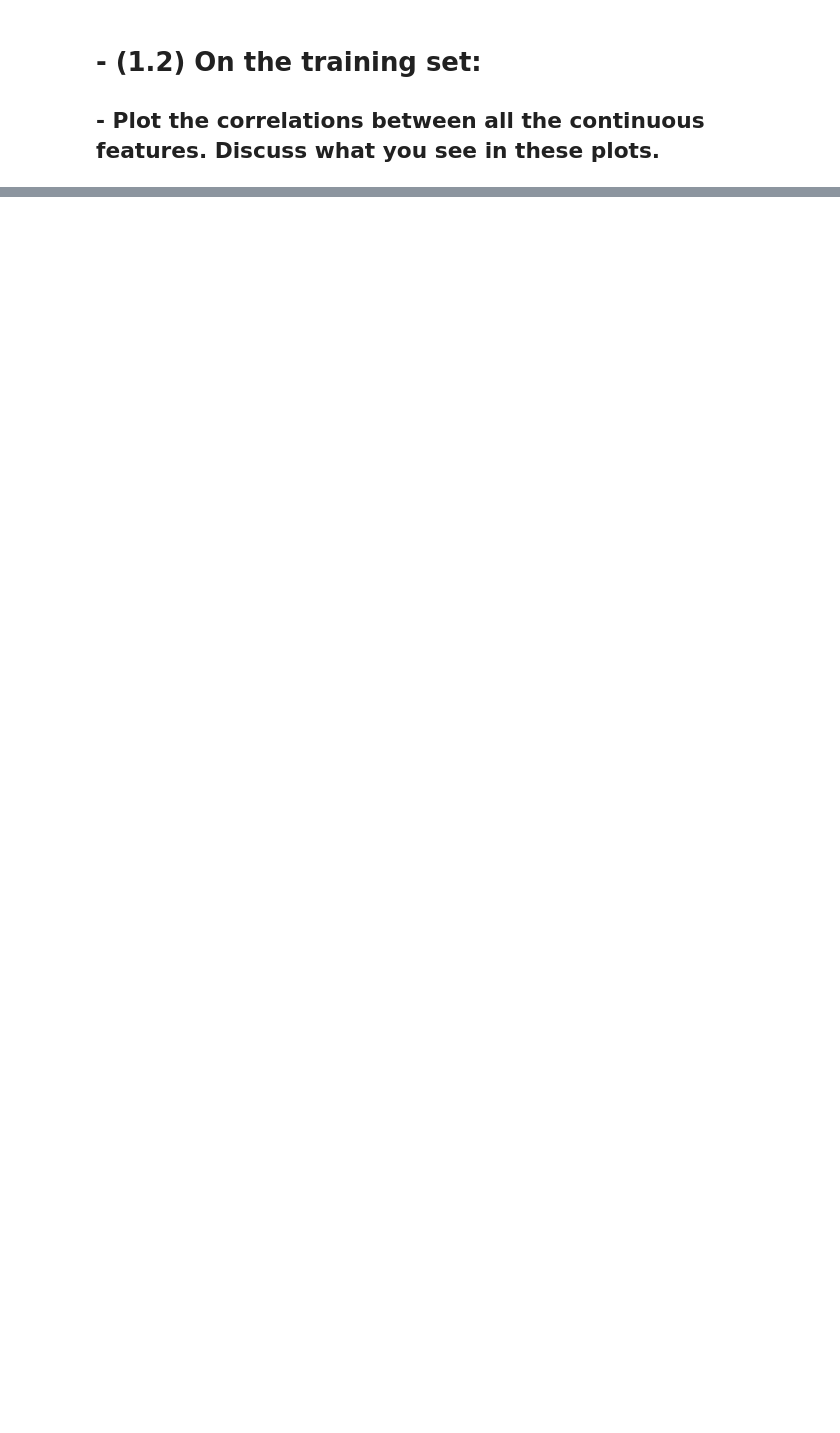
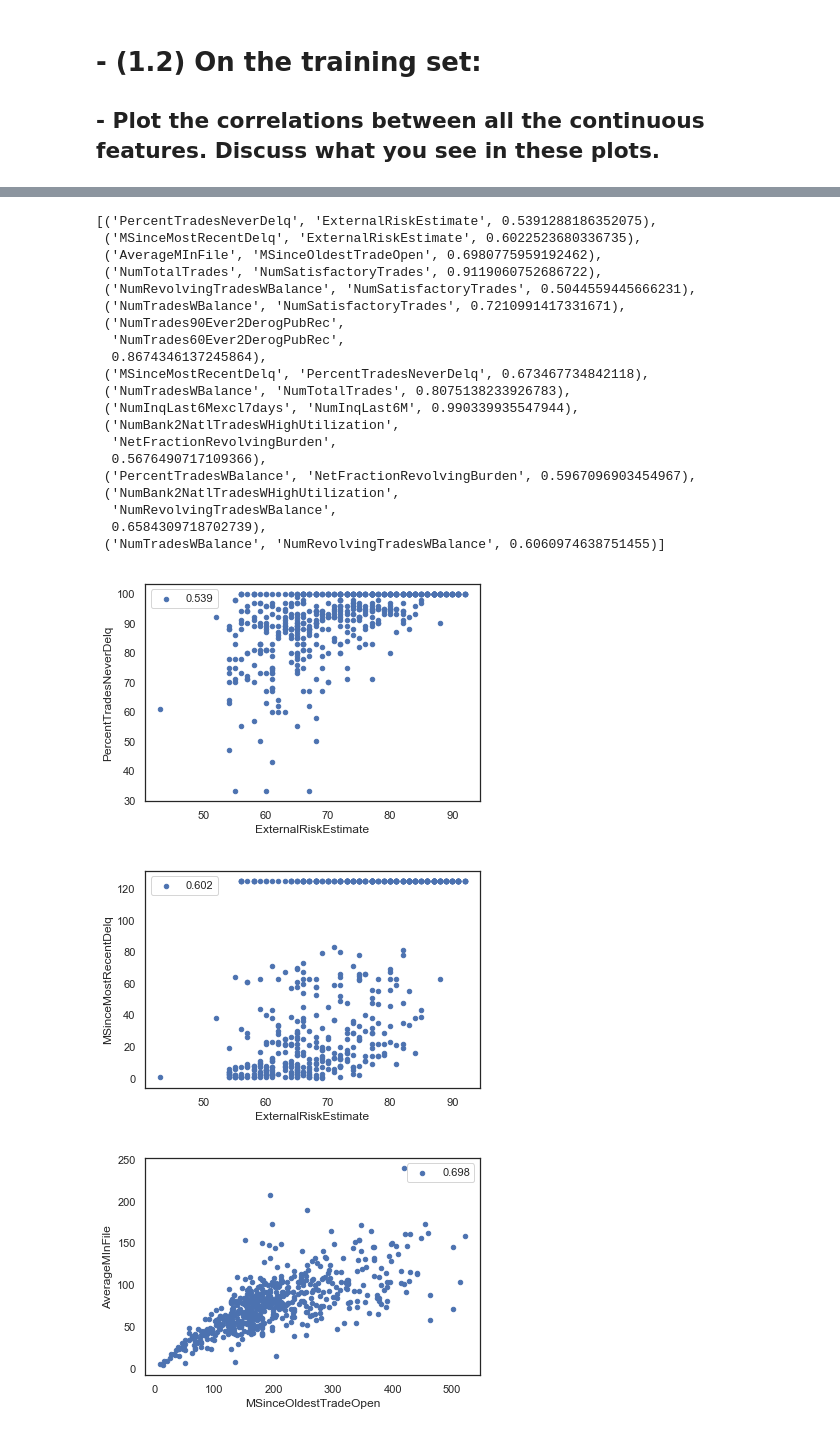
Before and after one commit to Miguelmargar/jupyter-notebook-work, a Jupyter notebook: Data Analytics/Assignment 2/Miguel_Martinez_00021466_Homework2.ipynb, the cells around one changed output, grey strips where cells are left out. Saved outputs shown, nothing was run; the diff lists cells and outputs as text; code cells hidden in the pictures; blank space fills up the shorter version.

```diff
--- a/Data Analytics/Assignment 2/Miguel_Martinez_00021466_Homework2.ipynb
+++ b/Data Analytics/Assignment 2/Miguel_Martinez_00021466_Homework2.ipynb
@@ -248,0 +218,5 @@ df_continuous_columns.plot(kind='scatter', x='AverageMInFile', y='MSinceOldestTr
+# %%
+# We select the correlation features that are over 0.50 as according to
+
+relevant_features = corr[(corr > 0.5) & (corr<1)]
+relevant_features
@@ -248,0 +313,3 @@ df_continuous_columns.plot(kind='scatter', x='AverageMInFile', y='MSinceOldestTr
+# %%
+needed = relevant_features[relevant_features[relevant_features.columns[i]].isnull()==False][relevant_features.columns[i]].index
+needed
@@ -248,0 +318,3 @@ df_continuous_columns.plot(kind='scatter', x='AverageMInFile', y='MSinceOldestTr
+# %%
+values = relevant_features[relevant_features[relevant_features.columns[i]].isnull()==False][relevant_features.columns[i]].values
+values
@@ -248,0 +330,38 @@ df_continuous_columns.plot(kind='scatter', x='AverageMInFile', y='MSinceOldestTr
+# %%
+compare_list = []
+
+# Select each column
+for i in range(0,len(relevant_features.columns)):
+    needed = relevant_features[relevant_features[relevant_features.columns[i]].isnull()==False][relevant_features.columns[i]].index
+    values = relevant_features[relevant_features[relevant_features.columns[i]].isnull()==False][relevant_features.columns[i]].values
+    print("FEATURE IS: ", relevant_features.columns[i])
+    print("Needs to correlate with: ", needed)
+    print()
+    print("Create correlation between: ")
+
+    # Select each needed row within each column
+    for j in range(0, len(needed)):
+        # if the correlation has already been plotted don't do it again
+        if (relevant_features.columns[i], needed[j], values[j]) not in compare_list:
+            print("x is: ", relevant_features.columns[i])
+            print("y is: ", needed[j])
+            print("value is: ", values[j])
+
+            # Plot the scatter plot
+            df_continuous_columns.plot(kind='scatter', x=relevant_features.columns[i], y=needed[j], label="%.3f" % df_continuous_columns[[relevant_features.columns[i], needed[j]]].corr().as_matrix()[0,1])
+
+            # add the correlation to the list so that it is not plotted again
+            compare_list.append((needed[j], relevant_features.columns[i], values[j]))
+            print()
+
+        # If they have already been checked print a message
+        if (relevant_features.columns[i], needed[j], values[j]) in compare_list:
+            print("Pair already checked!")
+            print()
+    print("\n" * 2)
+    print("x" + "-" * 65 + "x")
+
+
+# Show the comparison list for debugging purposes
+compare_list
+# %% [output]
@@ -248,0 +433,23 @@ df_continuous_columns.plot(kind='scatter', x='AverageMInFile', y='MSinceOldestTr
+[('PercentTradesNeverDelq', 'ExternalRiskEstimate', 0.5391288186352075),
+ ('MSinceMostRecentDelq', 'ExternalRiskEstimate', 0.6022523680336735),
+ ('AverageMInFile', 'MSinceOldestTradeOpen', 0.6980775959192462),
+ ('NumTotalTrades', 'NumSatisfactoryTrades', 0.9119060752686722),
+ ('NumRevolvingTradesWBalance', 'NumSatisfactoryTrades', 0.5044559445666231),
+ ('NumTradesWBalance', 'NumSatisfactoryTrades', 0.7210991417331671),
+ ('NumTrades90Ever2DerogPubRec',
+  'NumTrades60Ever2DerogPubRec',
+  0.8674346137245864),
+ ('MSinceMostRecentDelq', 'PercentTradesNeverDelq', 0.673467734842118),
+ ('NumTradesWBalance', 'NumTotalTrades', 0.8075138233926783),
+ ('NumInqLast6Mexcl7days', 'NumInqLast6M', 0.990339935547944),
+ ('NumBank2NatlTradesWHighUtilization',
+  'NetFractionRevolvingBurden',
+  0.5676490717109366),
+ ('PercentTradesWBalance', 'NetFractionRevolvingBurden', 0.5967096903454967),
+ ('NumBank2NatlTradesWHighUtilization',
+  'NumRevolvingTradesWBalance',
+  0.6584309718702739),
+ ('NumTradesWBalance', 'NumRevolvingTradesWBalance', 0.6060974638751455)]
+[figure, added]
+[figure, added]
+[figure, added]
```
Also changed, not shown: parts of 26 cells of this notebook, 20 other files.
